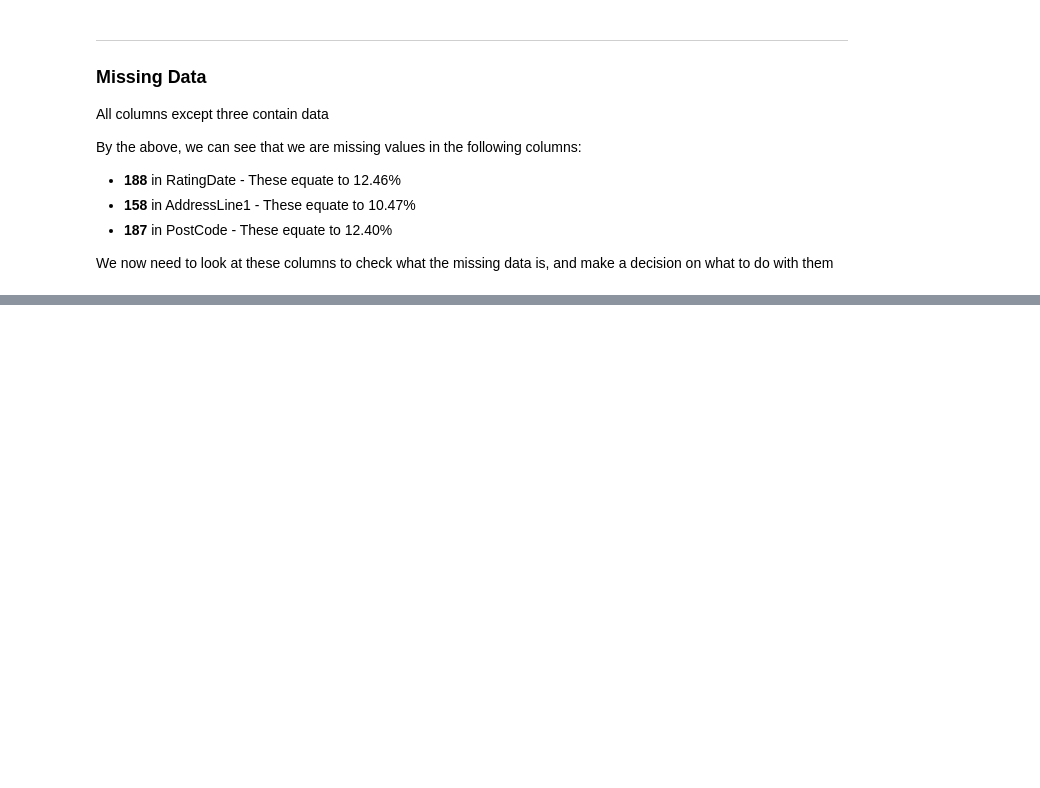
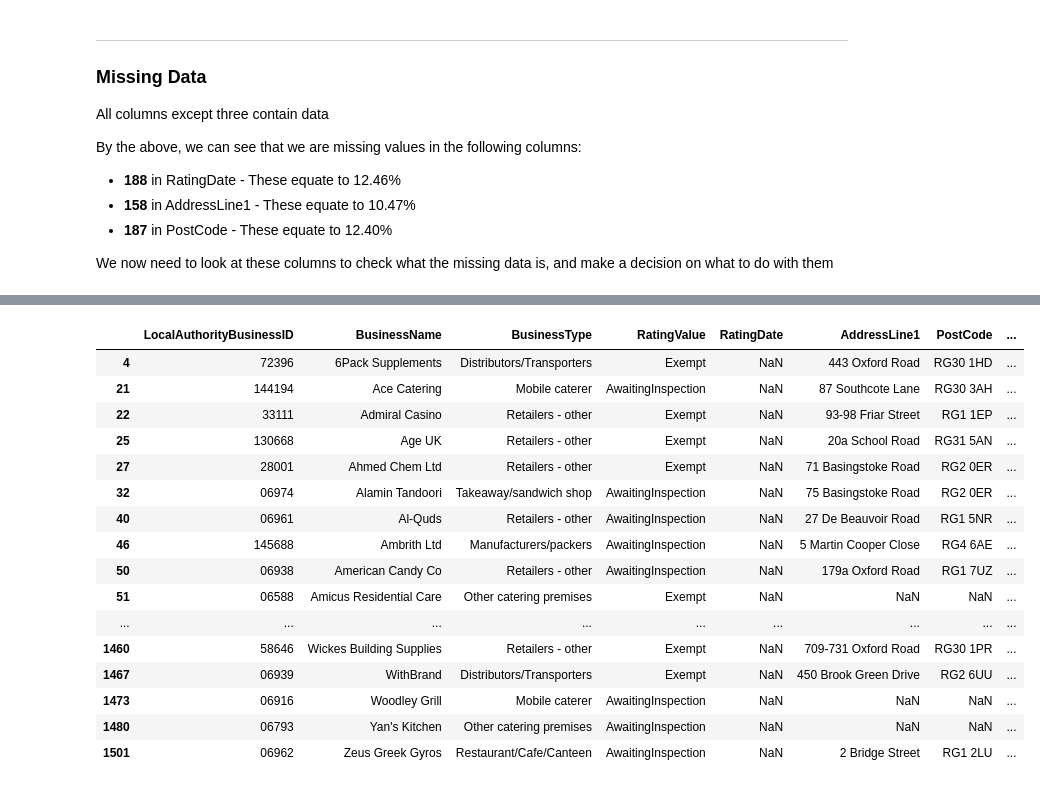
Before and after one commit to danb160/reading_food_hygiene_analysis, a Jupyter notebook: jupyter_notebooks/reading_food_hygiene_prep.ipynb, the cells around one changed output, grey strips where cells are left out. Drawn from its saved outputs; the diff is of its cells as text; code cells hidden in the pictures; blank space fills up the shorter version.

Commit message:
Investigate missing data

```diff
--- a/jupyter_notebooks/reading_food_hygiene_prep.ipynb
+++ b/jupyter_notebooks/reading_food_hygiene_prep.ipynb
@@ -167,0 +239,22 @@ The busineesses that are missing dates appear to be due to awaiting inspection o
+# %%
+# Check which businesses have a missing RatingDate, against the rating values (AwaitingInspection and Exempt).
+unrated_or_exempt = df[(df['RatingDate'].isnull()) & (df['RatingValue'].isin(['AwaitingInspection', 'Exempt']))]
+unrated_or_exempt
+# %% [output]
+|  | LocalAuthorityBusinessID | BusinessName | BusinessType | RatingValue | RatingDate | AddressLine1 | PostCode | ... |
+| 4 | 72396 | 6Pack Supplements | Distributors/Transporters | Exempt | NaN | 443 Oxford Road | RG30 1HD | ... |
+| 21 | 144194 | Ace Catering | Mobile caterer | AwaitingInspection | NaN | 87 Southcote Lane | RG30 3AH | ... |
+| 22 | 33111 | Admiral Casino | Retailers - other | Exempt | NaN | 93-98 Friar Street | RG1 1EP | ... |
+| 25 | 130668 | Age UK | Retailers - other | Exempt | NaN | 20a School Road | RG31 5AN | ... |
+| 27 | 28001 | Ahmed Chem Ltd | Retailers - other | Exempt | NaN | 71 Basingstoke Road | RG2 0ER | ... |
+| 32 | 06974 | Alamin Tandoori | Takeaway/sandwich shop | AwaitingInspection | NaN | 75 Basingstoke Road | RG2 0ER | ... |
+| 40 | 06961 | Al-Quds | Retailers - other | AwaitingInspection | NaN | 27 De Beauvoir Road | RG1 5NR | ... |
+| 46 | 145688 | Ambrith Ltd | Manufacturers/packers | AwaitingInspection | NaN | 5 Martin Cooper Close | RG4 6AE | ... |
+| 50 | 06938 | American Candy Co | Retailers - other | AwaitingInspection | NaN | 179a Oxford Road | RG1 7UZ | ... |
+| 51 | 06588 | Amicus Residential Care | Other catering premises | Exempt | NaN | NaN | NaN | ... |
+| ... | ... | ... | ... | ... | ... | ... | ... | ... |
+| 1460 | 58646 | Wickes Building Supplies | Retailers - other | Exempt | NaN | 709-731 Oxford Road | RG30 1PR | ... |
+| 1467 | 06939 | WithBrand | Distributors/Transporters | Exempt | NaN | 450 Brook Green Drive | RG2 6UU | ... |
+| 1473 | 06916 | Woodley Grill | Mobile caterer | AwaitingInspection | NaN | NaN | NaN | ... |
+| 1480 | 06793 | Yan's Kitchen | Other catering premises | AwaitingInspection | NaN | NaN | NaN | ... |
+| 1501 | 06962 | Zeus Greek Gyros | Restaurant/Cafe/Canteen | AwaitingInspection | NaN | 2 Bridge Street | RG1 2LU | ... |
```
Also changed, not shown: parts of 15 cells of this notebook.
